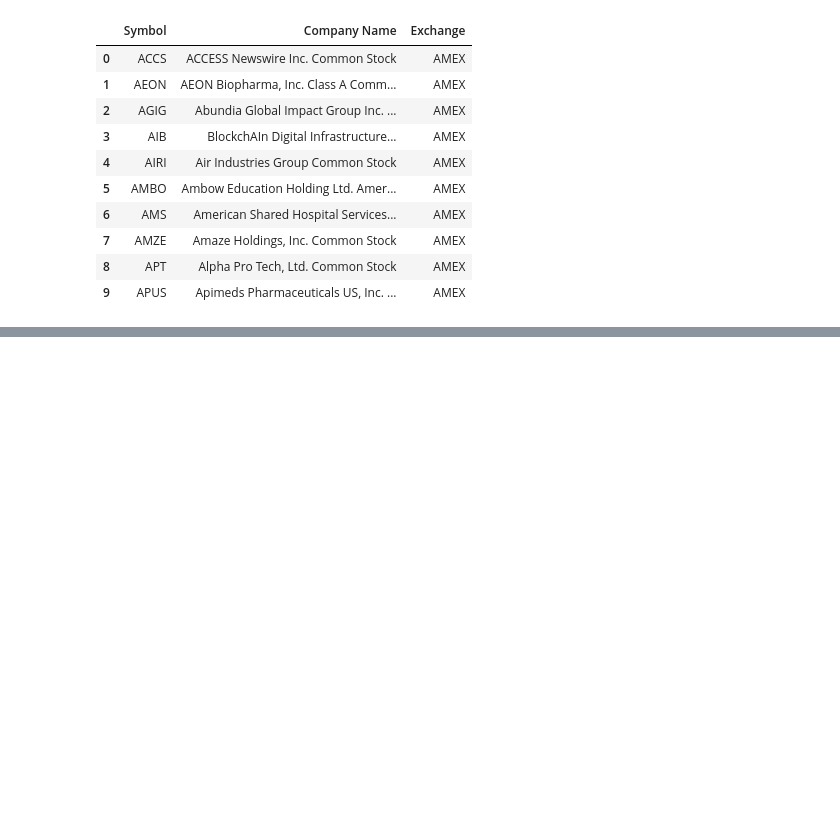
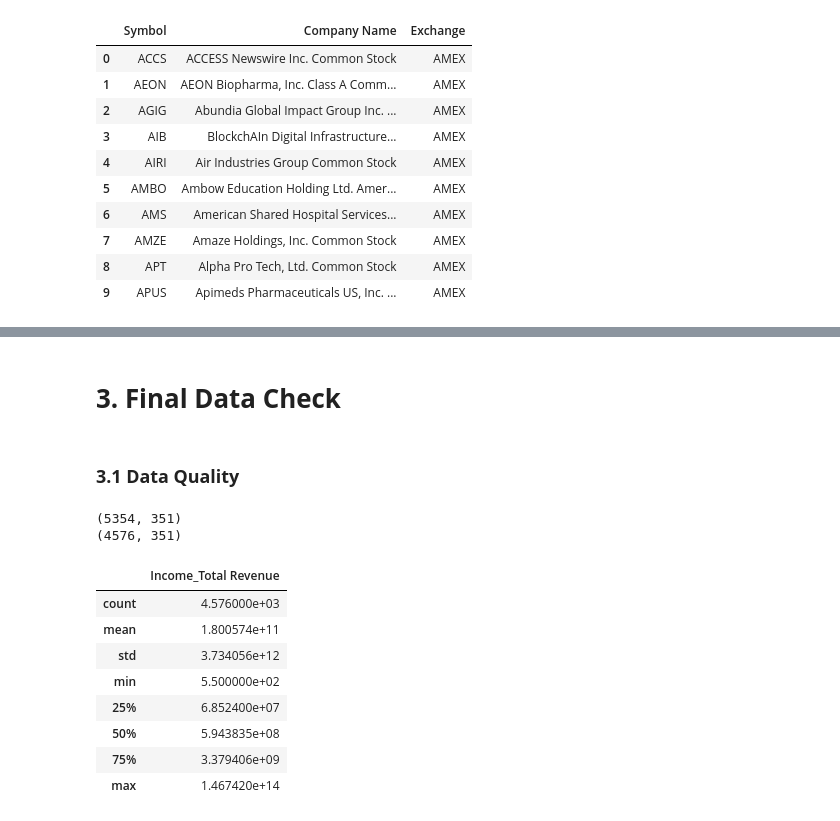
Before and after one commit to Jerxis/financial_kpi_clustering, a Jupyter notebook: notebooks/01_data_pulling_and_understanding.ipynb, the cells around one changed output, grey strips where cells are left out. Drawn from its saved outputs; the diff is of its cells as text; code cells hidden in the pictures; blank space fills up the shorter version.

```diff
--- a/notebooks/01_data_pulling_and_understanding.ipynb
+++ b/notebooks/01_data_pulling_and_understanding.ipynb
@@ -159,0 +199,24 @@ filtered_financials_df.head()
+# %% [markdown]
+# **3. Final Data Check**
+# %% [markdown]
+### **3.1 Data Quality**
+# %%
+print(financials_flat_df.shape)
+print(filtered_financials_df.shape)
+# %% [output]
+(5354, 351)
+(4576, 351)
+# %%
+filtered_financials_df[[
+    "Income_Total Revenue"
+]].describe()
+# %% [output]
+|  | Income_Total Revenue |
+| count | 4.576000e+03 |
+| mean | 1.800574e+11 |
+| std | 3.734056e+12 |
+| min | 5.500000e+02 |
+| 25% | 6.852400e+07 |
+| 50% | 5.943835e+08 |
+| 75% | 3.379406e+09 |
+| max | 1.467420e+14 |
```
Also changed, not shown: parts of 17 cells of this notebook.
